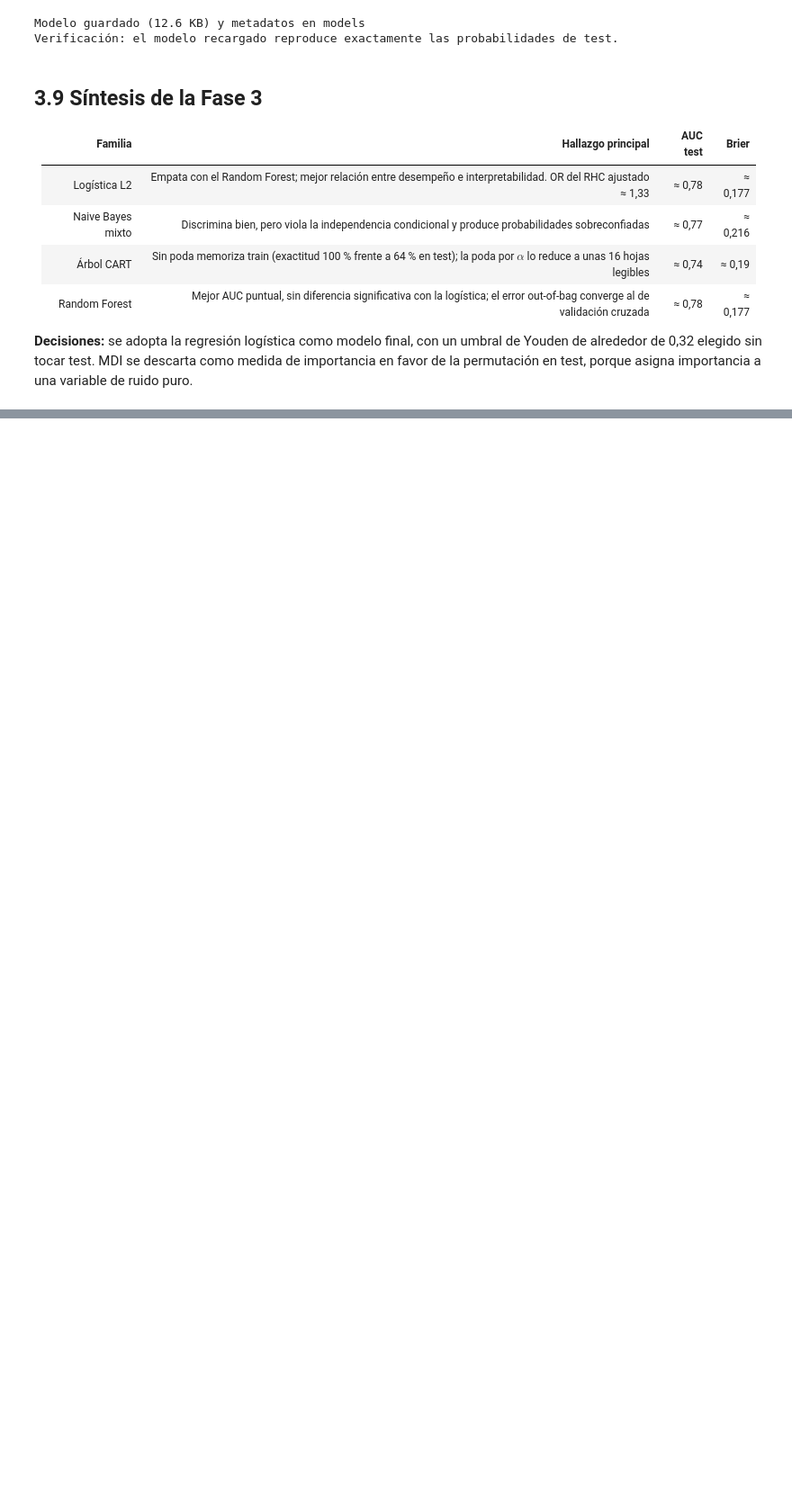
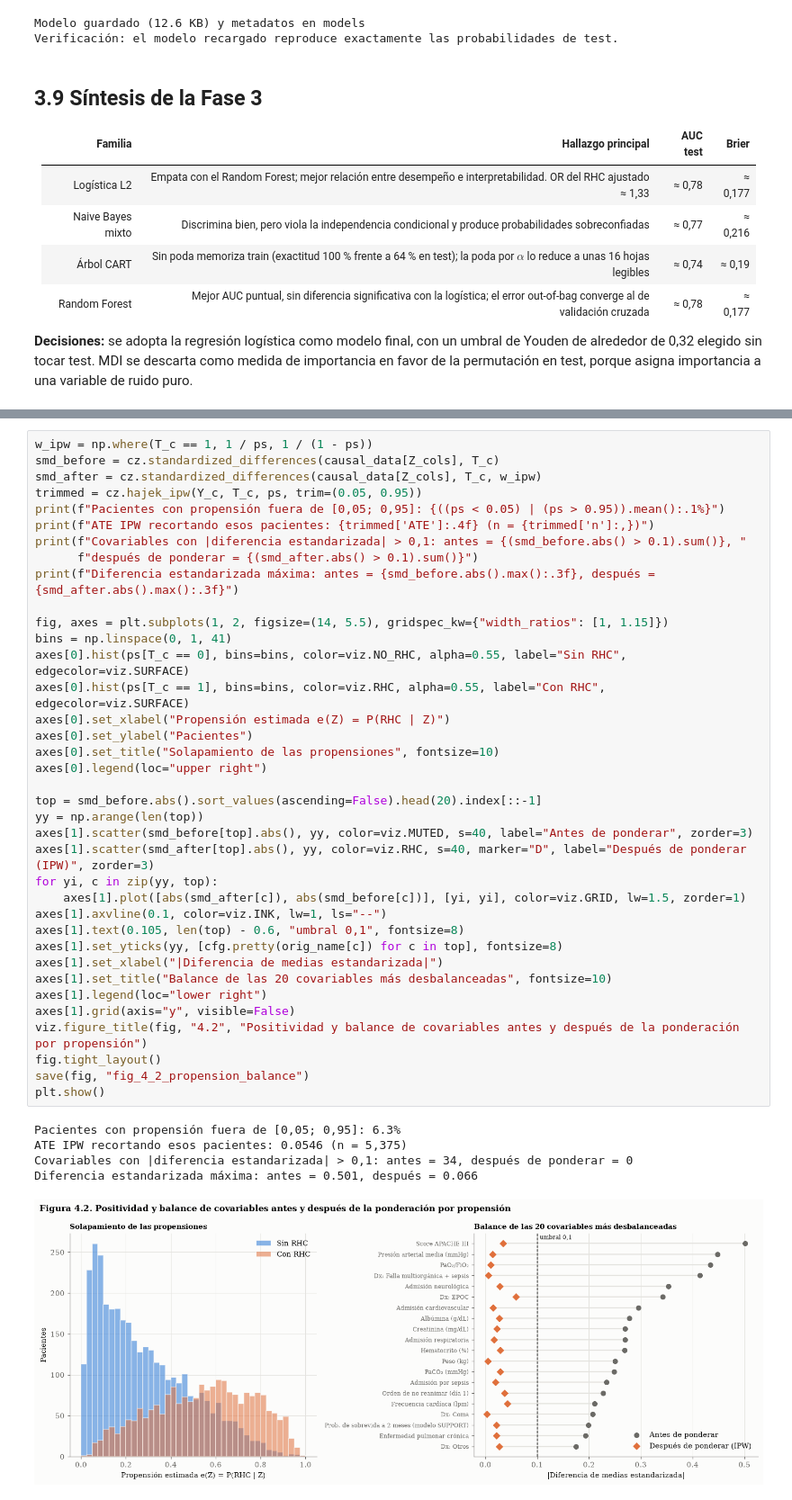
Before and after one commit to Valentina-Bolivar/tp-integrador-rhc, a Jupyter notebook: notebooks/TP_Integrador_Final.ipynb, the cells around one changed output, grey strips where cells are left out. Shown at 90% size. Saved outputs shown, nothing was run; the diff lists cells and outputs as text; blank space fills up the shorter version.

```diff
--- a/notebooks/TP_Integrador_Final.ipynb
+++ b/notebooks/TP_Integrador_Final.ipynb
@@ -1684,0 +1924,43 @@ Verificación: el modelo recargado reproduce exactamente las probabilidades de t
+# %%
+w_ipw = np.where(T_c == 1, 1 / ps, 1 / (1 - ps))
+smd_before = cz.standardized_differences(causal_data[Z_cols], T_c)
+smd_after = cz.standardized_differences(causal_data[Z_cols], T_c, w_ipw)
+trimmed = cz.hajek_ipw(Y_c, T_c, ps, trim=(0.05, 0.95))
+print(f"Pacientes con propensión fuera de [0,05; 0,95]: {((ps < 0.05) | (ps > 0.95)).mean():.1%}")
+print(f"ATE IPW recortando esos pacientes: {trimmed['ATE']:.4f} (n = {trimmed['n']:,})")
+print(f"Covariables con |diferencia estandarizada| > 0,1: antes = {(smd_before.abs() > 0.1).sum()}, "
+      f"después de ponderar = {(smd_after.abs() > 0.1).sum()}")
+print(f"Diferencia estandarizada máxima: antes = {smd_before.abs().max():.3f}, después = {smd_after.abs().max():.3f}")
+
+fig, axes = plt.subplots(1, 2, figsize=(14, 5.5), gridspec_kw={"width_ratios": [1, 1.15]})
+bins = np.linspace(0, 1, 41)
+axes[0].hist(ps[T_c == 0], bins=bins, color=viz.NO_RHC, alpha=0.55, label="Sin RHC", edgecolor=viz.SURFACE)
+axes[0].hist(ps[T_c == 1], bins=bins, color=viz.RHC, alpha=0.55, label="Con RHC", edgecolor=viz.SURFACE)
+axes[0].set_xlabel("Propensión estimada e(Z) = P(RHC | Z)")
+axes[0].set_ylabel("Pacientes")
+axes[0].set_title("Solapamiento de las propensiones", fontsize=10)
+axes[0].legend(loc="upper right")
+
+top = smd_before.abs().sort_values(ascending=False).head(20).index[::-1]
+yy = np.arange(len(top))
+axes[1].scatter(smd_before[top].abs(), yy, color=viz.MUTED, s=40, label="Antes de ponderar", zorder=3)
+axes[1].scatter(smd_after[top].abs(), yy, color=viz.RHC, s=40, marker="D", label="Después de ponderar (IPW)", zorder=3)
+for yi, c in zip(yy, top):
+    axes[1].plot([abs(smd_after[c]), abs(smd_before[c])], [yi, yi], color=viz.GRID, lw=1.5, zorder=1)
+axes[1].axvline(0.1, color=viz.INK, lw=1, ls="--")
+axes[1].text(0.105, len(top) - 0.6, "umbral 0,1", fontsize=8)
+axes[1].set_yticks(yy, [cfg.pretty(orig_name[c]) for c in top], fontsize=8)
+axes[1].set_xlabel("|Diferencia de medias estandarizada|")
+axes[1].set_title("Balance de las 20 covariables más desbalanceadas", fontsize=10)
+axes[1].legend(loc="lower right")
+axes[1].grid(axis="y", visible=False)
+viz.figure_title(fig, "4.2", "Positividad y balance de covariables antes y después de la ponderación por propensión")
+fig.tight_layout()
+save(fig, "fig_4_2_propension_balance")
+plt.show()
+# %% [output]
+Pacientes con propensión fuera de [0,05; 0,95]: 6.3%
+ATE IPW recortando esos pacientes: 0.0546 (n = 5,375)
+Covariables con |diferencia estandarizada| > 0,1: antes = 34, después de ponderar = 0
+Diferencia estandarizada máxima: antes = 0.501, después = 0.066
+[figure, added]
```
Also changed, not shown: parts of 32 cells of this notebook, 11 other files.
